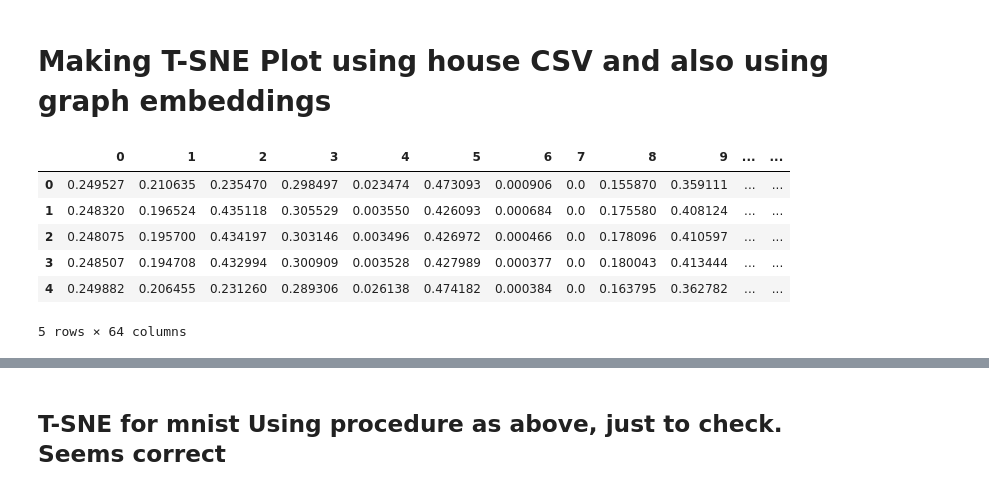
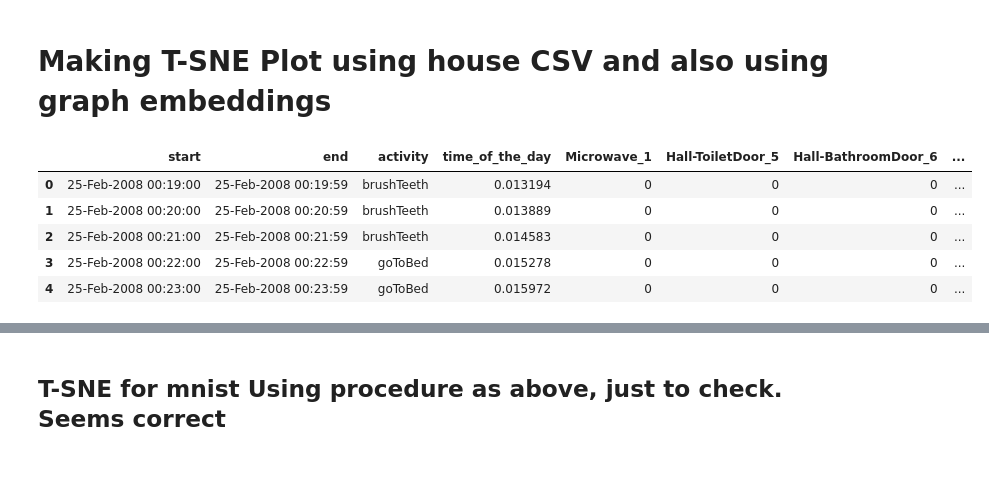
Before and after one commit to harshgrovr/Graphs-Approaches-for-Activity-Recognition-Independent-of-House-Layout, a Jupyter notebook: related_code/3-basics/code.ipynb, the cells around one changed output, grey strips where cells are left out. Drawn from its saved outputs; the diff is of its cells as text; code cells hidden in the pictures.

```diff
--- a/related_code/3-basics/code.ipynb
+++ b/related_code/3-basics/code.ipynb
@@ -694,11 +740,11 @@ config = { 'ActivityIdList': [{'id': 0, 'name': 'brushTeeth'}, {'id': 1, 'name':
 # %%
-house = pd.DataFrame(house, columns=house_columns[:-1])
+house = pd.DataFrame(house)
+
 house.head()
 # %% [output]
-|  | 0 | 1 | 2 | 3 | 4 | 5 | 6 | 7 | 8 | 9 | ... | ... |
-| 0 | 0.249527 | 0.210635 | 0.235470 | 0.298497 | 0.023474 | 0.473093 | 0.000906 | 0.0 | 0.155870 | 0.359111 | ... | ... |
-| 1 | 0.248320 | 0.196524 | 0.435118 | 0.305529 | 0.003550 | 0.426093 | 0.000684 | 0.0 | 0.175580 | 0.408124 | ... | ... |
-| 2 | 0.248075 | 0.195700 | 0.434197 | 0.303146 | 0.003496 | 0.426972 | 0.000466 | 0.0 | 0.178096 | 0.410597 | ... | ... |
-| 3 | 0.248507 | 0.194708 | 0.432994 | 0.300909 | 0.003528 | 0.427989 | 0.000377 | 0.0 | 0.180043 | 0.413444 | ... | ... |
-| 4 | 0.249882 | 0.206455 | 0.231260 | 0.289306 | 0.026138 | 0.474182 | 0.000384 | 0.0 | 0.163795 | 0.362782 | ... | ... |
+|  | start | end | activity | time_of_the_day | Microwave_1 | Hall-ToiletDoor_5 | Hall-BathroomDoor_6 | ... |
+| 0 | 25-Feb-2008 00:19:00 | 25-Feb-2008 00:19:59 | brushTeeth | 0.013194 | 0 | 0 | 0 | ... |
+| 1 | 25-Feb-2008 00:20:00 | 25-Feb-2008 00:20:59 | brushTeeth | 0.013889 | 0 | 0 | 0 | ... |
+| 2 | 25-Feb-2008 00:21:00 | 25-Feb-2008 00:21:59 | brushTeeth | 0.014583 | 0 | 0 | 0 | ... |
+| 3 | 25-Feb-2008 00:22:00 | 25-Feb-2008 00:22:59 | goToBed | 0.015278 | 0 | 0 | 0 | ... |
+| 4 | 25-Feb-2008 00:23:00 | 25-Feb-2008 00:23:59 | goToBed | 0.015972 | 0 | 0 | 0 | ... |
-5 rows × 64 columns
```
Also changed, not shown: parts of 6 cells of this notebook.
